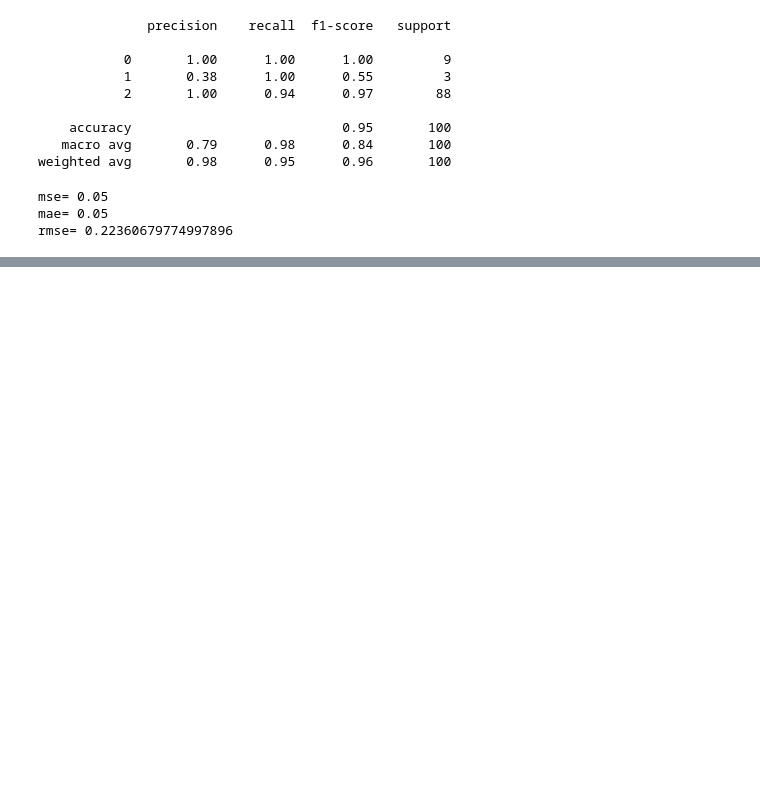
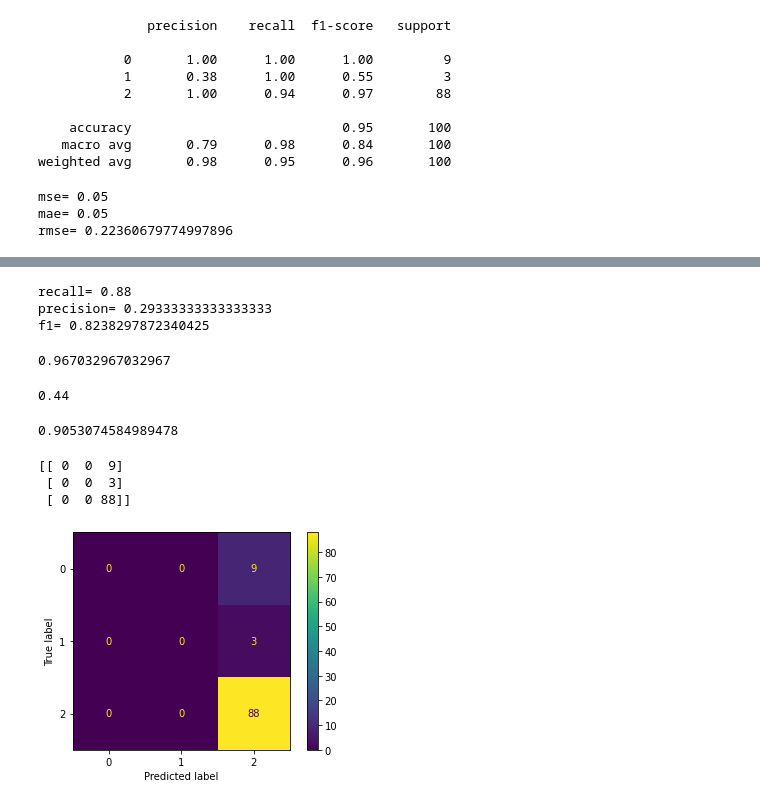
Before and after one commit to trq11137/ml-web-ap2, a Jupyter notebook: Project_Diabetes.ipynb, the cells around one changed output, grey strips where cells are left out. Saved outputs shown, nothing was run; the diff lists cells and outputs as text; code cells hidden in the pictures; blank space fills up the shorter version.

```diff
--- a/Project_Diabetes.ipynb
+++ b/Project_Diabetes.ipynb
@@ -598,0 +601,5 @@ rmse= 0.22360679774997896
+# %%
+from sklearn.model_selection import train_test_split
+
+# Split dataset into training set and test set
+X_train, X_test, y_train, y_test = train_test_split(X, y, test_size=0.1, random_state=53)  # 70% training and 30% test
@@ -598,0 +608,7 @@ rmse= 0.22360679774997896
+# %%
+clf = MLPClassifier(hidden_layer_sizes=(6,5),
+                    random_state=5,
+                    verbose=True,
+                    learning_rate_init=0.01)
+# %%
+model = clf.fit(X_train, y_train)
@@ -598,0 +641,2 @@ rmse= 0.22360679774997896
+# %%
+y_pred = model.predict(X_test)
@@ -598,0 +651,29 @@ rmse= 0.22360679774997896
+# %%
+print('recall=',recall)
+print('precision=',pre)
+print('f1=',f1)
+# %% [output]
+recall= 0.88
+precision= 0.29333333333333333
+f1= 0.8238297872340425
+# %%
+metrics.recall_score(y_test, y_pred, labels=[1, 2], average='micro')
+# %% [output]
+0.967032967032967
+# %%
+metrics.precision_score(y_test, y_pred, labels=[1, 2], average='macro')
+# %% [output]
+0.44
+# %%
+metrics.f1_score(y_test, y_pred, labels=[1, 2], average='weighted')
+# %% [output]
+0.9053074584989478
+# %%
+cm=confusion_matrix(y_test, y_pred)
+print(cm)
+cm_display = ConfusionMatrixDisplay(cm).plot()
+# %% [output]
+[[ 0  0  9]
+ [ 0  0  3]
+ [ 0  0 88]]
+[figure, added]
```
Also changed, not shown: parts of 18 cells of this notebook.
